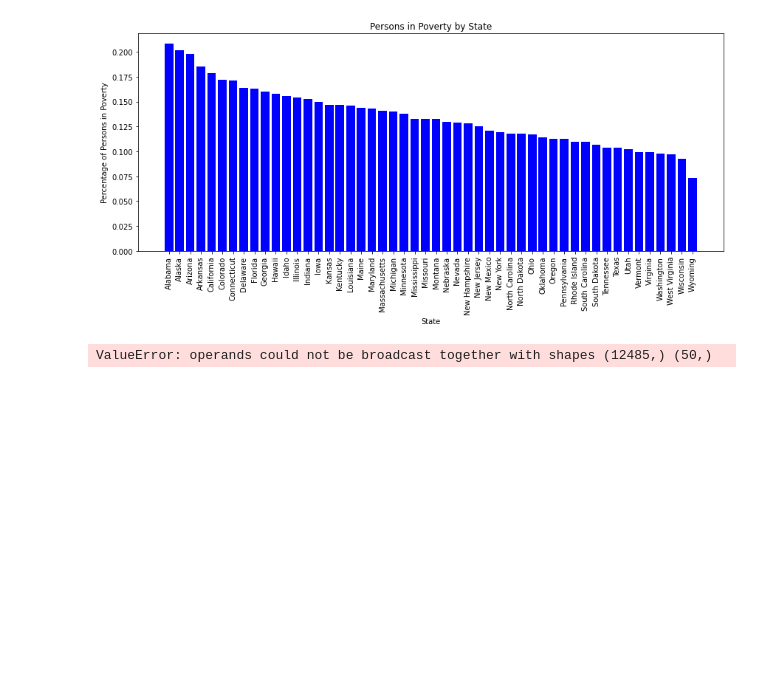
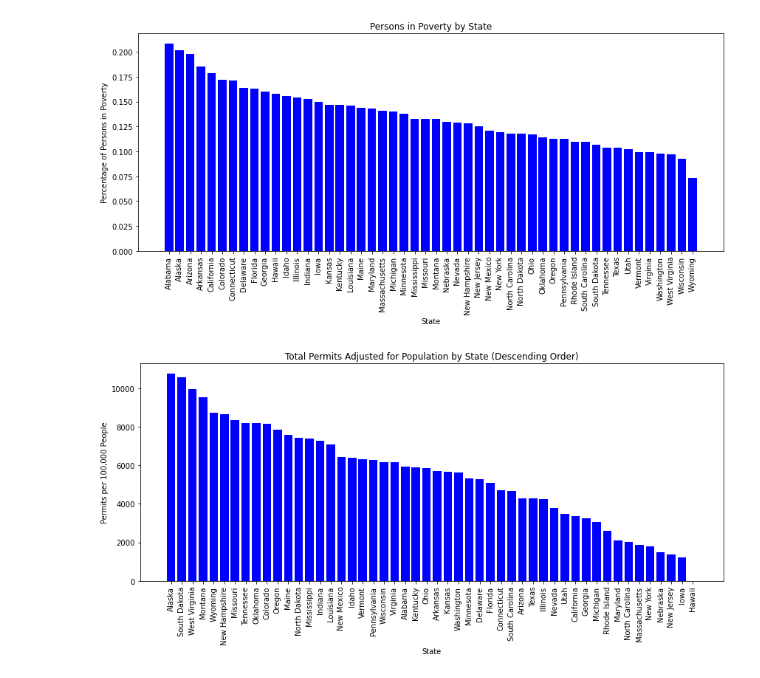
Before and after one commit to dezertdweller/fbi-gun-background-checks, a Jupyter notebook: analysis.ipynb, the cells around one changed output. Saved outputs shown, nothing was run; the diff lists cells and outputs as text; code cells hidden in the pictures; blank space fills up the shorter version.

Commit message:
Visualized abscence of correlation between poverty and permits.

```diff
--- a/analysis.ipynb
+++ b/analysis.ipynb
@@ -184,19 +184,27 @@ plt.show()
 [figure]
 # %%
 # Prepare data for visualization
-total_permits = df_fbi['total_permits'].values
+df_fbi_2016 = df_fbi[df_fbi['year'] == 2016]
+
+df_fbi_agg = df_fbi_2016.groupby('state').sum()
+
+total_permits = df_fbi_agg['total_permits'].values
 
 # Adjust permits by population
-adjusted_permits = total_permits / population_2016
+adjusted_permits = (total_permits / population_2016) * 100000
+
+# Sort data in descending order
+sorted_data = sorted(zip(states, adjusted_permits), key=lambda x: x[1], reverse=True)
+sorted_states, sorted_permits = zip(*sorted_data)
 
 # Create bar chart for each state
 fig, ax = plt.subplots(figsize=(12, 6))
-ax.bar(states, adjusted_permits, color='blue')
-ax.set_xticklabels(states, rotation=90)
+ax.bar(sorted_states, sorted_permits, color='blue')
+ax.set_xticklabels(sorted_states, rotation=90)
 ax.set_xlabel('State')
-ax.set_ylabel('Permits per Capita')
-ax.set_title('Total Permits Adjusted for Population by State')
+ax.set_ylabel('Permits per 100,000 People')
+ax.set_title('Total Permits Adjusted for Population by State (Descending Order)')
 plt.tight_layout()
 plt.show()
 # %% [output]
-ValueError: operands could not be broadcast together with shapes (12485,) (50,)
+[figure, added]
```
Also changed, not shown: parts of 5 cells of this notebook.
